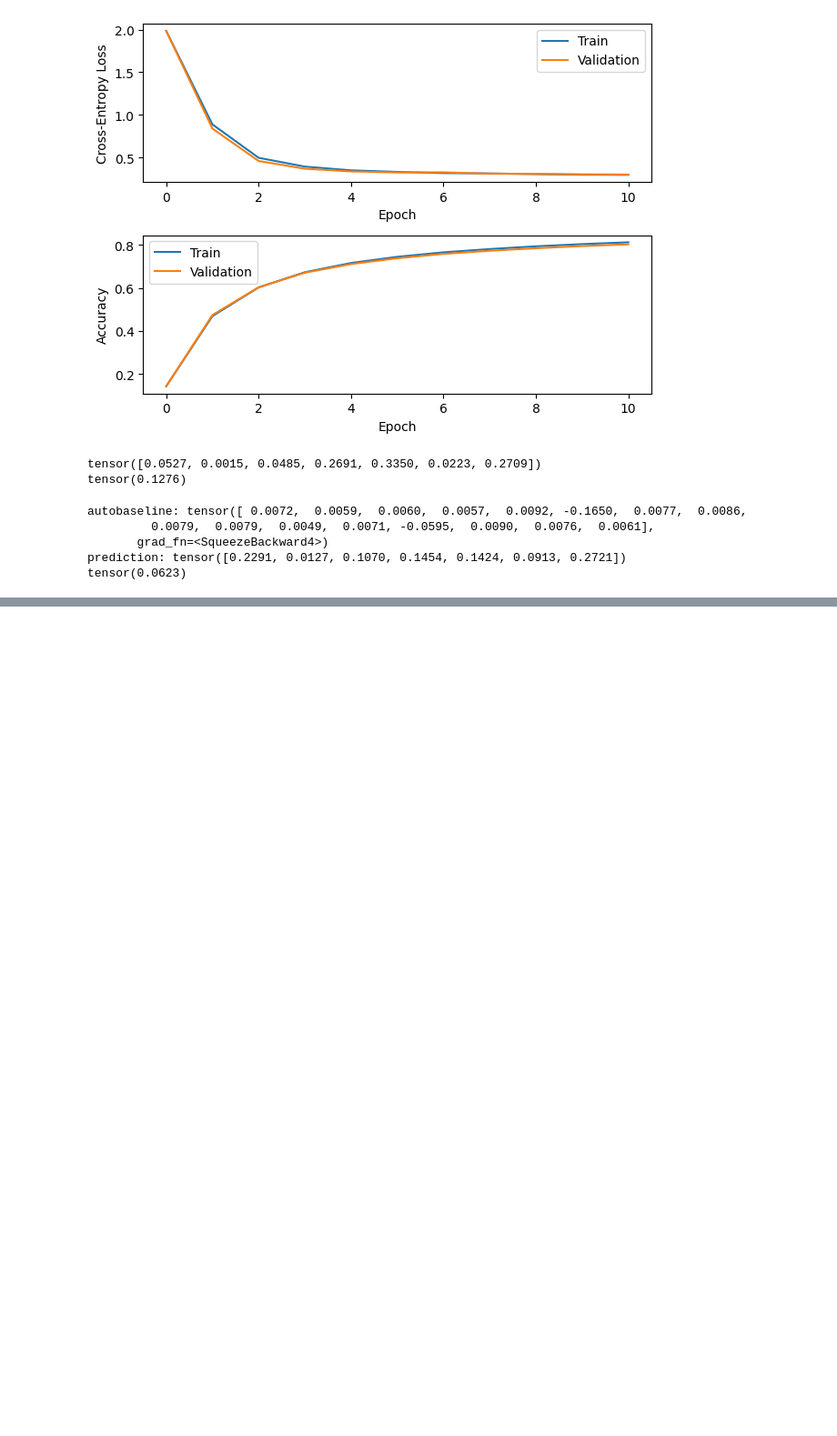
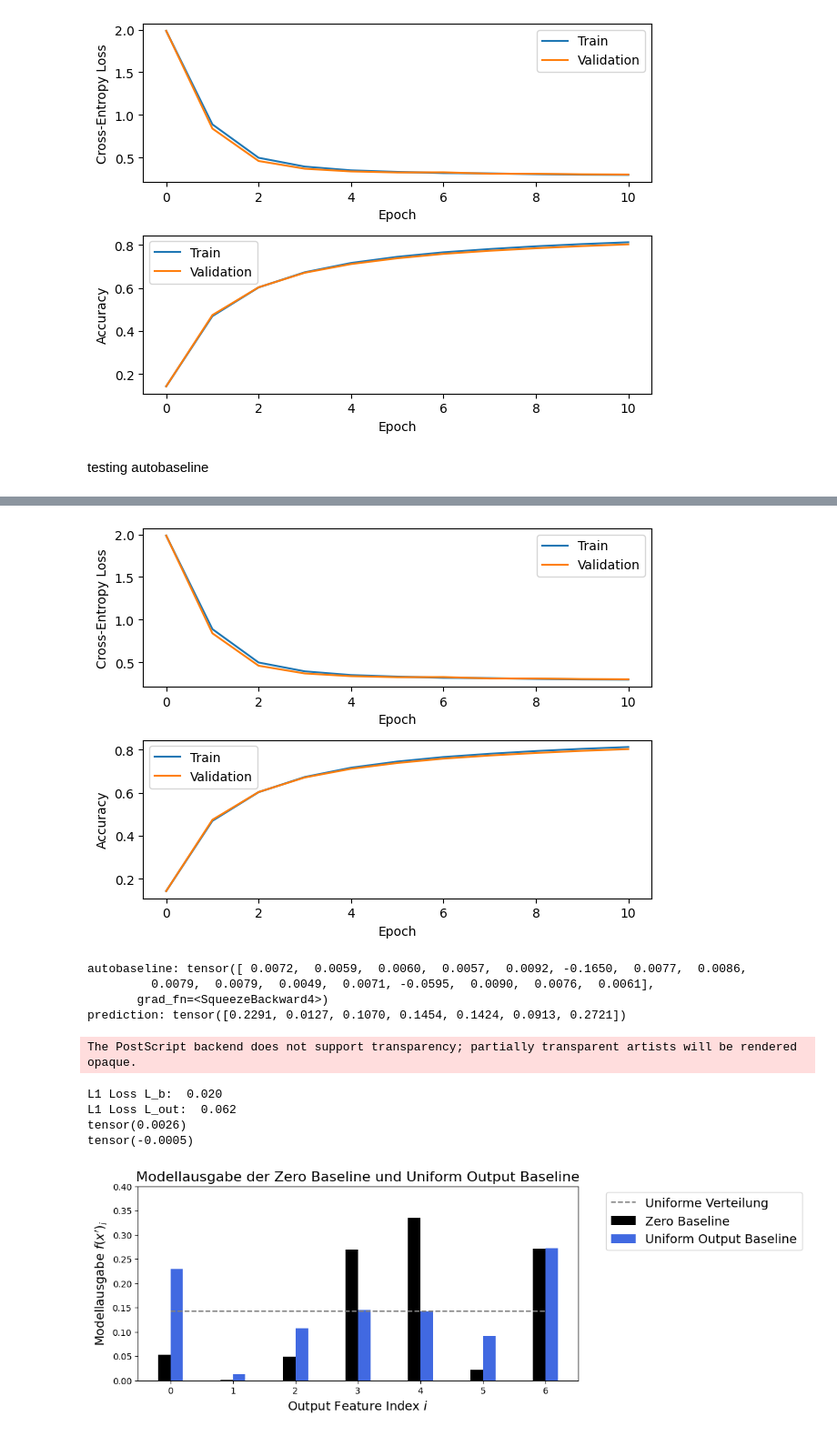
Before and after one commit to surajk222/Project_Group_Attribution_Method, a Jupyter notebook: integrated_gradients_exploration.ipynb, the cells around one changed output, grey strips where cells are left out. Shown at 91% size. Drawn from its saved outputs; the diff is of its cells as text; code cells hidden in the pictures; blank space fills up the shorter version.

```diff
--- a/integrated_gradients_exploration.ipynb
+++ b/integrated_gradients_exploration.ipynb
@@ -124,29 +115,27 @@ NeuralNetwork(
   )
 )
 [figure]
-# %%
-from model.training import train_autobaseline
-import torch
-
-#model = train_model_and_visualize([8], num_epochs=10)
-
-initial_baseline_prediction = model.predict(torch.zeros(16))
-target_baseline_prediction = torch.ones_like(initial_baseline_prediction) * (1/7)
-print(model.predict(torch.zeros(16)))
-print(torch.nn.functional.l1_loss(target_baseline_prediction,initial_baseline_prediction))
-
-
-torch.manual_seed(48)
-initial_baseline=torch.FloatTensor(16).uniform_(0.005,0.01)
-
-
-autobaseline = train_autobaseline(model, initial_baseline=initial_baseline, baseline_error_weight=0.4, num_epochs=300)
-print(torch.nn.functional.l1_loss(target_baseline_prediction,model.predict(autobaseline)))
-# %% [output]
-tensor([0.0527, 0.0015, 0.0485, 0.2691, 0.3350, 0.0223, 0.2709])
-tensor(0.1276)
-autobaseline: tensor([ 0.0072,  0.0059,  0.0060,  0.0057,  0.0092, -0.1650,  0.0077,  0.0086,
-         0.0079,  0.0079,  0.0049,  0.0071, -0.0595,  0.0090,  0.0076,  0.0061],
-       grad_fn=<SqueezeBackward4>)
-prediction: tensor([0.2291, 0.0127, 0.1070, 0.1454, 0.1424, 0.0913, 0.2721])
-tensor(0.0623)
+# %% [markdown]
+testing autobaseline
+# %%
+from model.training import train_autobaseline, train_model_and_visualize
+from evaluation.utils.visualisation import visualize_baselines_output
+import torch
+from torch.nn.functional import l1_loss
+
+model = train_model_and_visualize([8], num_epochs=10)
+
+zero_baseline_prediction = model.predict(torch.zeros(16))
+
+
+uniform_output_baseline = train_autobaseline(model)
+uniform_output_baseline_output = model.predict(uniform_output_baseline)
+
+visualize_baselines_output(zero_baseline_prediction,uniform_output_baseline_output)
+
+print(f"L1 Loss L_b: {l1_loss(torch.zeros(16),uniform_output_baseline) : .3f}")
+print(f"L1 Loss L_out: {l1_loss(torch.ones(7)*1/7, uniform_output_baseline_output) : .3f}")
+
+print(uniform_output_baseline_output[3]-1/7)
+print(uniform_output_baseline_output[4]-1/7)
+# %% [output]
@@ -152,0 +155,11 @@ tensor(0.0623)
+[figure, added]
+autobaseline: tensor([ 0.0072,  0.0059,  0.0060,  0.0057,  0.0092, -0.1650,  0.0077,  0.0086,
+         0.0079,  0.0079,  0.0049,  0.0071, -0.0595,  0.0090,  0.0076,  0.0061],
+       grad_fn=<SqueezeBackward4>)
+prediction: tensor([0.2291, 0.0127, 0.1070, 0.1454, 0.1424, 0.0913, 0.2721])
+The PostScript backend does not support transparency; partially transparent artists will be rendered opaque.
+L1 Loss L_b:  0.020
+L1 Loss L_out:  0.062
+tensor(0.0026)
+tensor(-0.0005)
+[figure, added]
```
Also changed, not shown: parts of 9 cells of this notebook, 6 other files.
